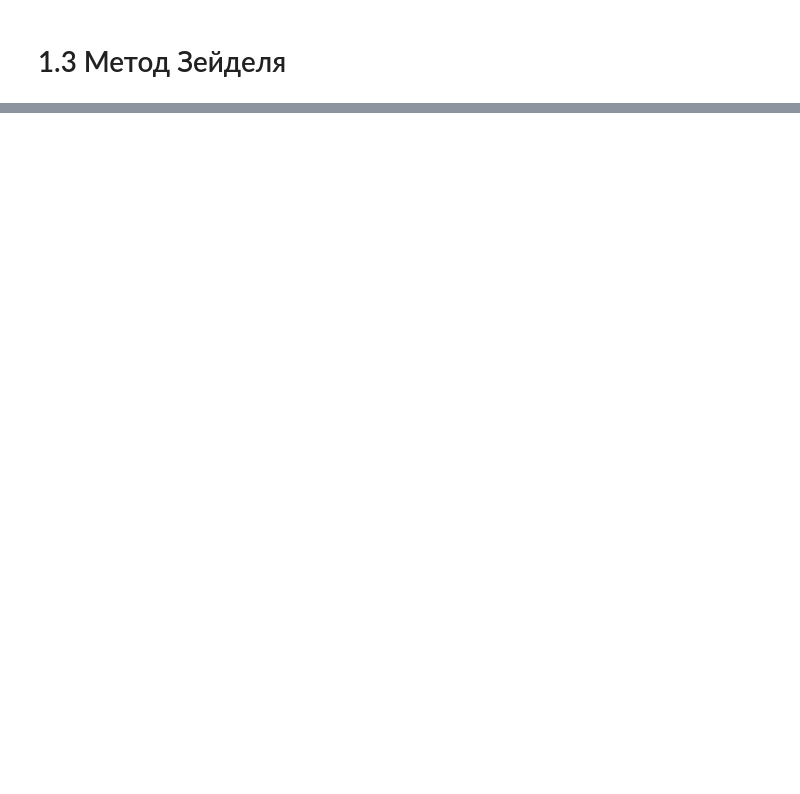
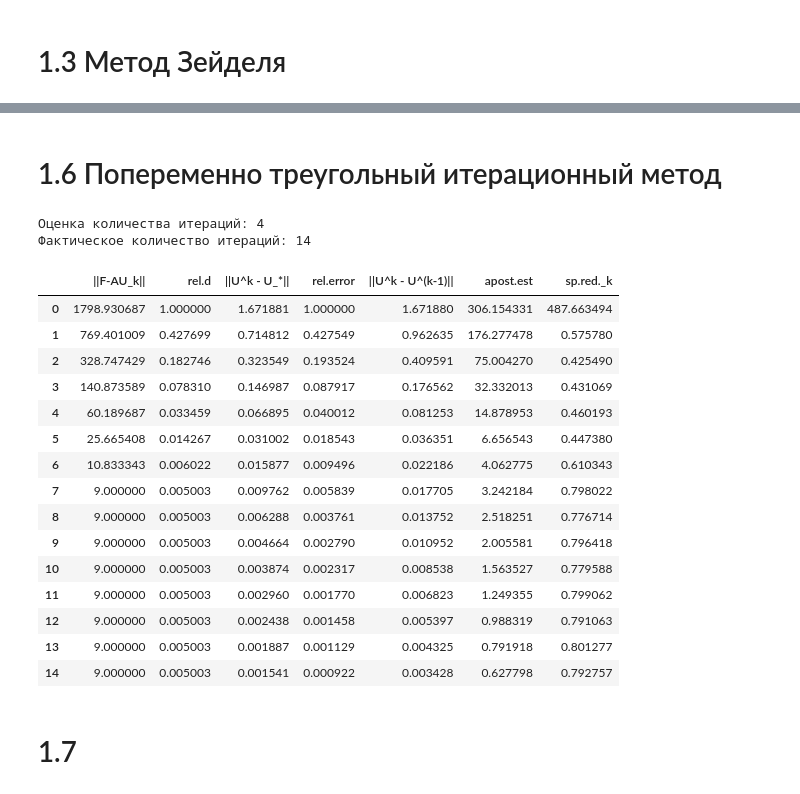
Before and after one commit to astatochek/mm-computational-workshop, a Jupyter notebook: 7-semester/note.ipynb, the cells around one changed output, grey strips where cells are left out. Cells and saved outputs as stored; diff of their text form; code cells hidden in the pictures; blank space fills up the shorter version.

```diff
--- a/7-semester/note.ipynb
+++ b/7-semester/note.ipynb
@@ -210,0 +349,44 @@ show_table(char_table, k_row=25)
+# %% [markdown]
+# 1.6 Попеременно треугольный итерационный метод
+# %%
+from algorithms import triangular
+
+sigma = c1 * (4 / (x_step**2)) * ((np.sin((np.pi * x_step) / 2)) ** 2) + d1 * (4 / (y_step**2)) * ((np.sin((np.pi * y_step) / (2 * np.pi))) ** 2)
+delta = c2 * (4 / (x_step**2)) * ((np.cos((np.pi * x_step) / 2)) ** 2) + d2 * (4 / (y_step**2)) * ((np.cos((np.pi * y_step) / (2 * np.pi))) ** 2)
+eta = sigma / delta
+omega = 2 / np.sqrt(sigma * delta)
+gamma_1 = sigma / (2 + 2 * np.sqrt(eta))
+gamma_2 = sigma / (4 * np.sqrt(eta))
+tau = 2 / (gamma_1 + gamma_2)
+ksi = gamma_1 / gamma_2
+
+solution_list, n_fact_iters = triangular.triangle_method(x_vec, y_vec, x_step, y_step, omega, tau, eps)
+approx_solution_table = pd.DataFrame(data=solution_list[-1])
+
+char_table = get_char_table(solution_list, exact_solution, x_vec, y_vec, x_step, y_step, f_grid, init_approx, radius, u_0)
+
+print("Оценка количества итераций:", num_iteration_approx(spectral_radius_approx(ksi), eps))
+print("Фактическое количество итераций:", n_fact_iters)
+
+show_table(char_table, k_row=1)
+# %% [output]
+Оценка количества итераций: 4
+Фактическое количество итераций: 14
+|  | ||F-AU_k|| | rel.d | ||U^k - U_*|| | rel.error | ||U^k - U^(k-1)|| | apost.est | sp.red._k |
+| 0 | 1798.930687 | 1.000000 | 1.671881 | 1.000000 | 1.671880 | 306.154331 | 487.663494 |
+| 1 | 769.401009 | 0.427699 | 0.714812 | 0.427549 | 0.962635 | 176.277478 | 0.575780 |
+| 2 | 328.747429 | 0.182746 | 0.323549 | 0.193524 | 0.409591 | 75.004270 | 0.425490 |
+| 3 | 140.873589 | 0.078310 | 0.146987 | 0.087917 | 0.176562 | 32.332013 | 0.431069 |
+| 4 | 60.189687 | 0.033459 | 0.066895 | 0.040012 | 0.081253 | 14.878953 | 0.460193 |
+| 5 | 25.665408 | 0.014267 | 0.031002 | 0.018543 | 0.036351 | 6.656543 | 0.447380 |
+| 6 | 10.833343 | 0.006022 | 0.015877 | 0.009496 | 0.022186 | 4.062775 | 0.610343 |
+| 7 | 9.000000 | 0.005003 | 0.009762 | 0.005839 | 0.017705 | 3.242184 | 0.798022 |
+| 8 | 9.000000 | 0.005003 | 0.006288 | 0.003761 | 0.013752 | 2.518251 | 0.776714 |
+| 9 | 9.000000 | 0.005003 | 0.004664 | 0.002790 | 0.010952 | 2.005581 | 0.796418 |
+| 10 | 9.000000 | 0.005003 | 0.003874 | 0.002317 | 0.008538 | 1.563527 | 0.779588 |
+| 11 | 9.000000 | 0.005003 | 0.002960 | 0.001770 | 0.006823 | 1.249355 | 0.799062 |
+| 12 | 9.000000 | 0.005003 | 0.002438 | 0.001458 | 0.005397 | 0.988319 | 0.791063 |
+| 13 | 9.000000 | 0.005003 | 0.001887 | 0.001129 | 0.004325 | 0.791918 | 0.801277 |
+| 14 | 9.000000 | 0.005003 | 0.001541 | 0.000922 | 0.003428 | 0.627798 | 0.792757 |
+# %% [markdown]
+# 1.7
```
Also changed, not shown: parts of 16 cells of this notebook, 8 other files.
